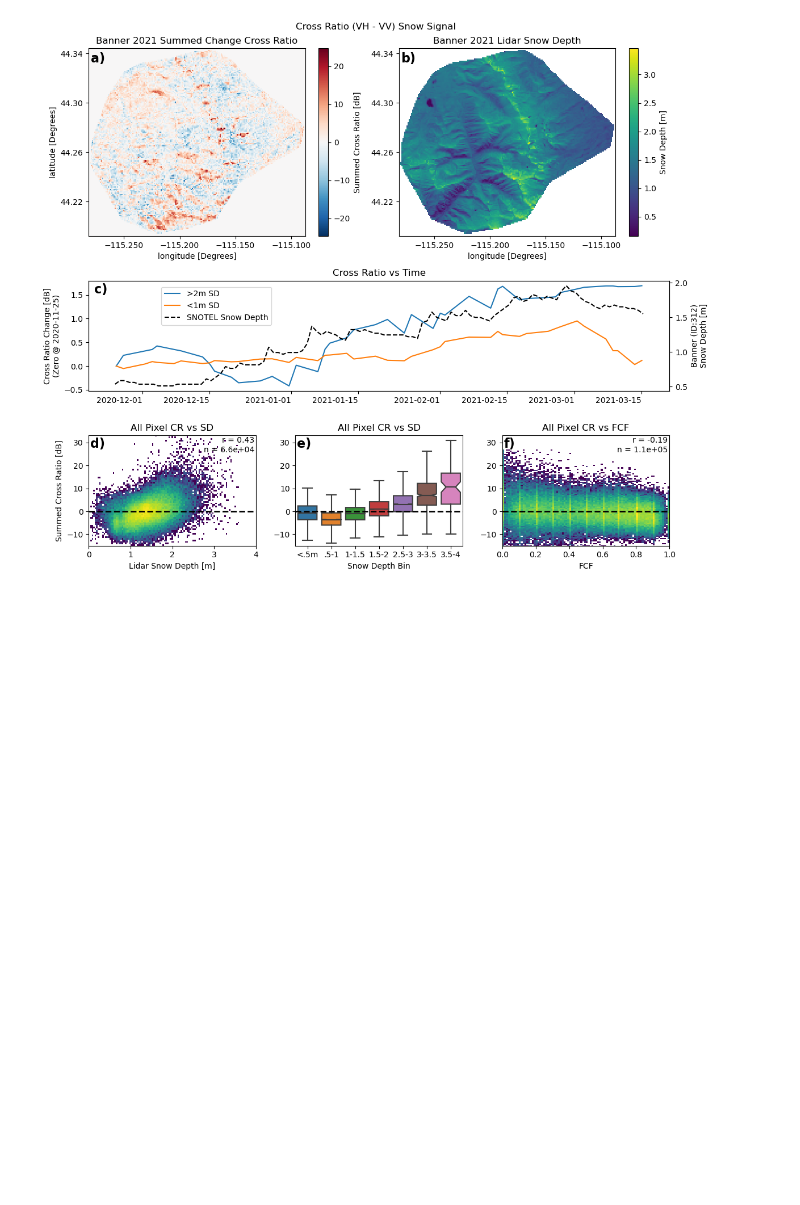
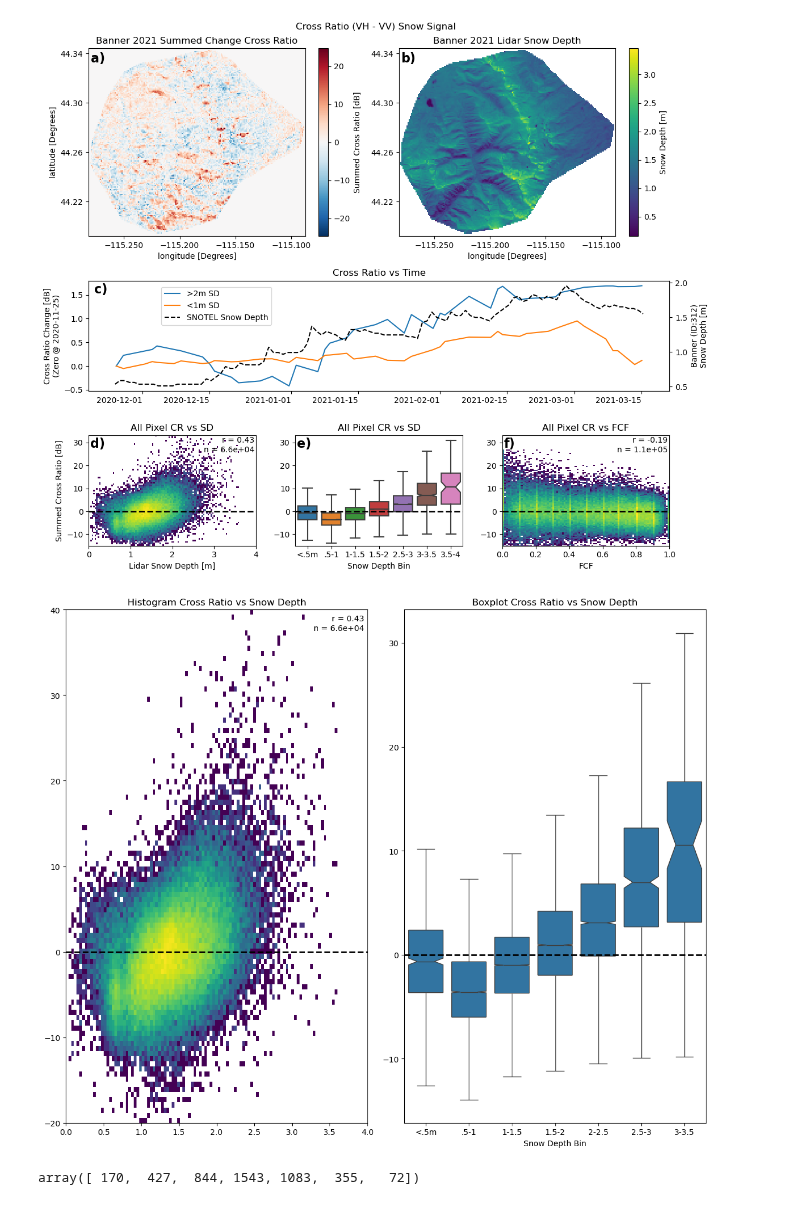
Before and after one commit to ZachHoppinen/spicy-analysis, a Jupyter notebook: src/compare/cr_signal/cr_signal_figures.ipynb, the cells around one changed output. Saved outputs shown, nothing was run; the diff lists cells and outputs as text; code cells hidden in the pictures; blank space fills up the shorter version.

```diff
--- a/src/compare/cr_signal/cr_signal_figures.ipynb
+++ b/src/compare/cr_signal/cr_signal_figures.ipynb
@@ -167,3 +168,53 @@ plt.tight_layout()
 plt.savefig('/bsuhome/zacharykeskinen/spicy-analysis/figures/cr/banner2021_cr.png')
 # %% [output]
 [figure]
+# %%
+loc_colors = {'Banner_2020-02-18': 'mediumspringgreen', 'Banner_2021-03-15': 'mediumseagreen', 'Cameron_2021-03-19': 'orange', \
+    'Dry_Creek_2020-02-19': 'darkorchid', 'Frasier_2020-02-11': 'lightskyblue', 'Frasier_2021-03-19': 'cornflowerblue', \
+        'Little_Cottonwood_2021-03-18': 'pink', 'Mores_2020-02-09': 'darkgoldenrod', 'Mores_2021-03-15': 'goldenrod'}
+
+
+in_dir = Path('~/scratch/spicy/SnowEx-Data/').expanduser().resolve()
+in_dir = Path('/Users/rdcrlzh1/Documents/spicy-analysis/data/SnowEx-Data')
+dss = {fp.stem: xr.open_dataset(fp) for fp in in_dir.glob('*.nc')}
+
+fig, axes = plt.subplots(1, 2, figsize= (12, 10))
+
+ax4, ax6 = axes
+
+xs, ys = [], []
+for name, ds in dss.items():
+    x = ds['lidar-sd'].data.ravel()
+    y = ds['deltaCR'].where((ds['ims'] == 4)).sum(['time']).data.ravel()
+    idx = ~np.isnan(x) & ~np.isnan(y) & (y != 0)
+    x, y = x[idx], y[idx]
+    xs.extend(x)
+    ys.extend(y)
+
+r = get_stats(xs, ys)[0]
+n = len(xs)
+ax4.text(.99, .99, f'r = {r:.2f}\nn = {n:.1e}', ha = 'right', va = 'top', transform = ax4.transAxes)
+ax4.hist2d(xs, ys, alpha = 1, label = name.split('-')[0], norm = mpl.colors.LogNorm(), bins=100, range = [[0,3.6], [-20, 40]]) # , color = loc_colors[name],
+ax4.set_xlim(right = 4)
+ax4.set_title('Histogram Cross Ratio vs Snow Depth')
+ax4.axhline(0, linestyle ='dashed',color='k', linewidth = 2)
+
+x_y_df = pd.DataFrame(np.column_stack([xs, ys]), columns = ['snow_depth', 'CR'])
+bins = np.arange(0, 4, 0.5)
+x_y_df['sd_bin'] = pd.cut(x_y_df.snow_depth, bins, labels = ['<.5m', '.5-1', '1-1.5', '1.5-2','2-2.5','2.5-3','3-3.5'])
+sns.boxplot(x_y_df, x = 'sd_bin', y = 'CR', ax = ax6, showmeans = False, showfliers = False, notch = True)
+kwargs = {'alpha':0}
+# sns.barplot(x="sd_bin", y="CR", data=x_y_df, capsize=.1, n_boot=1000, errorbar=('ci', 95), errwidth=2,ax = ax6, **kwargs)
+ax6.axhline(0, linestyle ='dashed',color='k', linewidth = 2)
+ax6.set_title('Boxplot Cross Ratio vs Snow Depth')
+ax6.set_ylabel('')
+ax6.set_xlabel('Snow Depth Bin')
+
+plt.tight_layout()
+# plt.savefig('/bsuhome/zacharykeskinen/spicy-analysis/figures/cr/banner2021_cr.png')
+# %% [output]
+[figure, added]
+# %%
+x_y_df['sd_bin'].value_counts(sort = False).values
+# %% [output]
+array([ 170,  427,  844, 1543, 1083,  355,   72])
```
Also changed, not shown: parts of 3 cells of this notebook, 2 other files.
